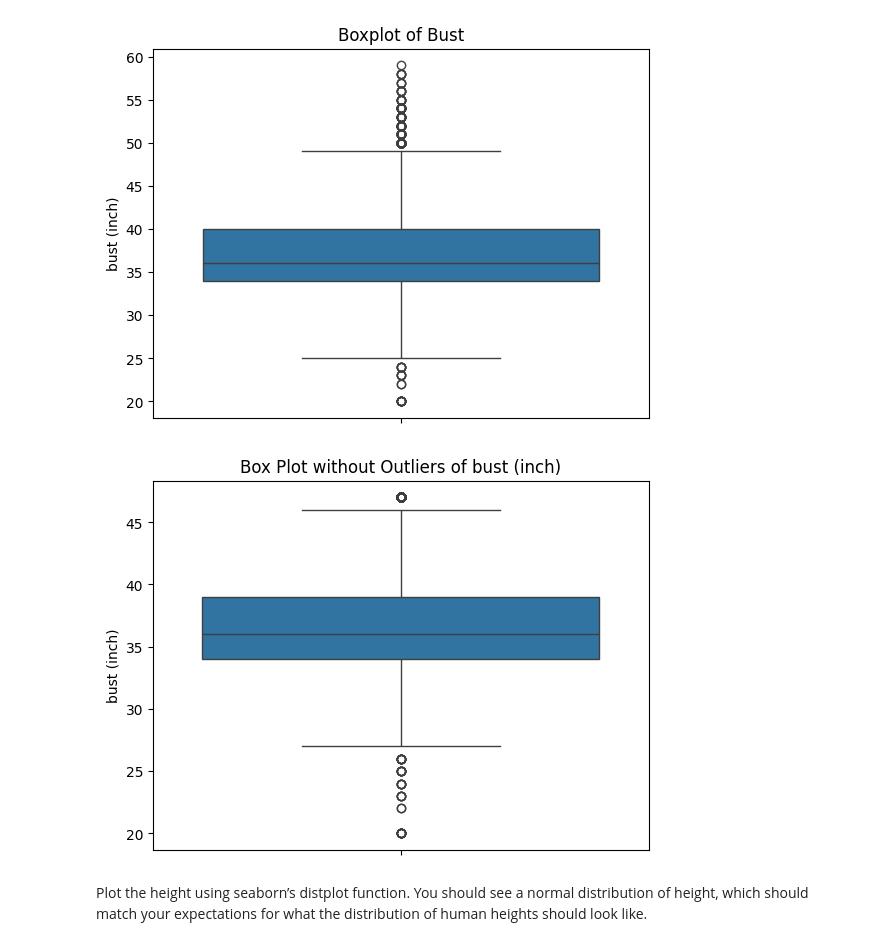
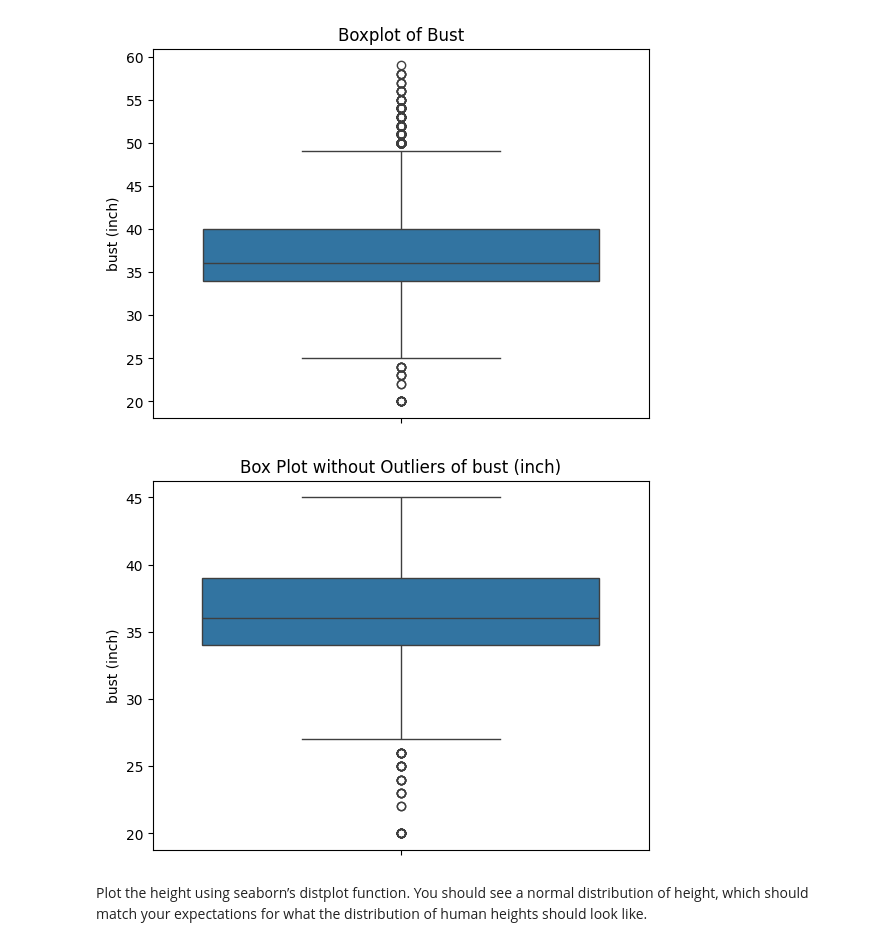
Before and after one commit to celina-velazquez/ADS-504, a Jupyter notebook: Assignment_Guide_3_.ipynb, the cells around one changed output. Drawn from its saved outputs; the diff is of its cells as text; code cells hidden in the pictures.

```diff
--- a/Assignment_Guide_3_.ipynb
+++ b/Assignment_Guide_3_.ipynb
@@ -206,9 +206,7 @@ df.head()
 num_df['bust (inch)'] = pd.to_numeric(df['bust'], errors='coerce')
 # %%
 # Save height and bust columns to num_df dataframe
-# Add column 'B' from df2 to df1
 num_df['height'] = df['height']
-num_df['bust (inch)'] = df['bust (inch)']
 # %%
 # Create boxplot to visualize outliers
 sns.boxplot(num_df['bust (inch)'])
@@ -221,21 +219,21 @@ plt.show()
 # %%
 # Remove outliers
 def removal_box_plot(num_df, column, threshold):
     removed_outliers = num_df[num_df[column] <= threshold]
 
     sns.boxplot(removed_outliers[column])
     plt.title(f'Box Plot without Outliers of {column}')
     plt.show()
     return removed_outliers
 
 
-threshold_value = 47
+threshold_value = 45
 
 no_outliers = removal_box_plot(num_df, 'bust (inch)', threshold_value)
 
 # Detect and remove the outliers using Python. GeeksforGeeks. (2025, June 13). https://www.geeksforgeeks.org/data-science/detect-and-remove-the-outliers-using-python/
 # %% [output]
-[figure, old version]
+[figure, new version]
 # %%
 # Feel free to have you own function(s). Here is a suggestion for you to get an idea
 
```
Also changed, not shown: parts of 4 cells of this notebook.
